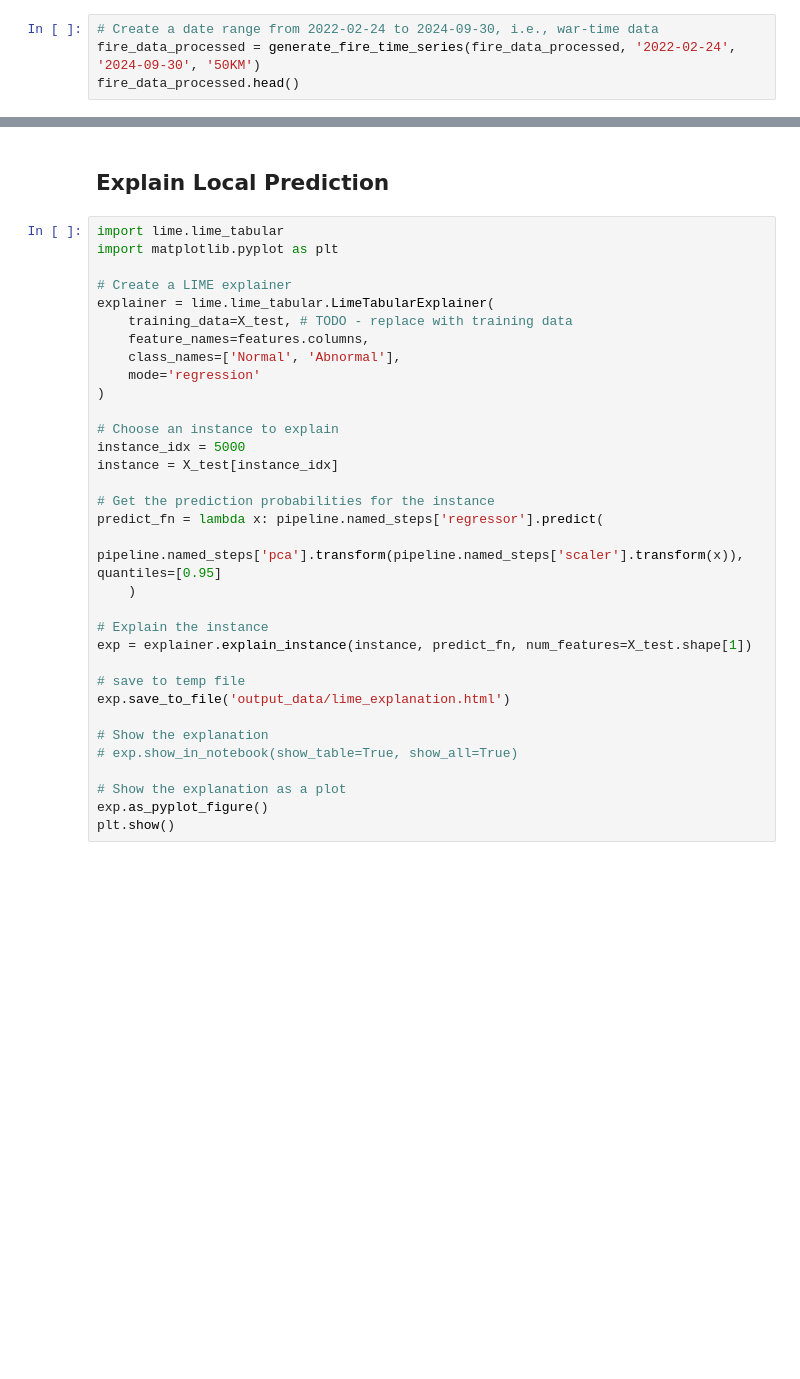
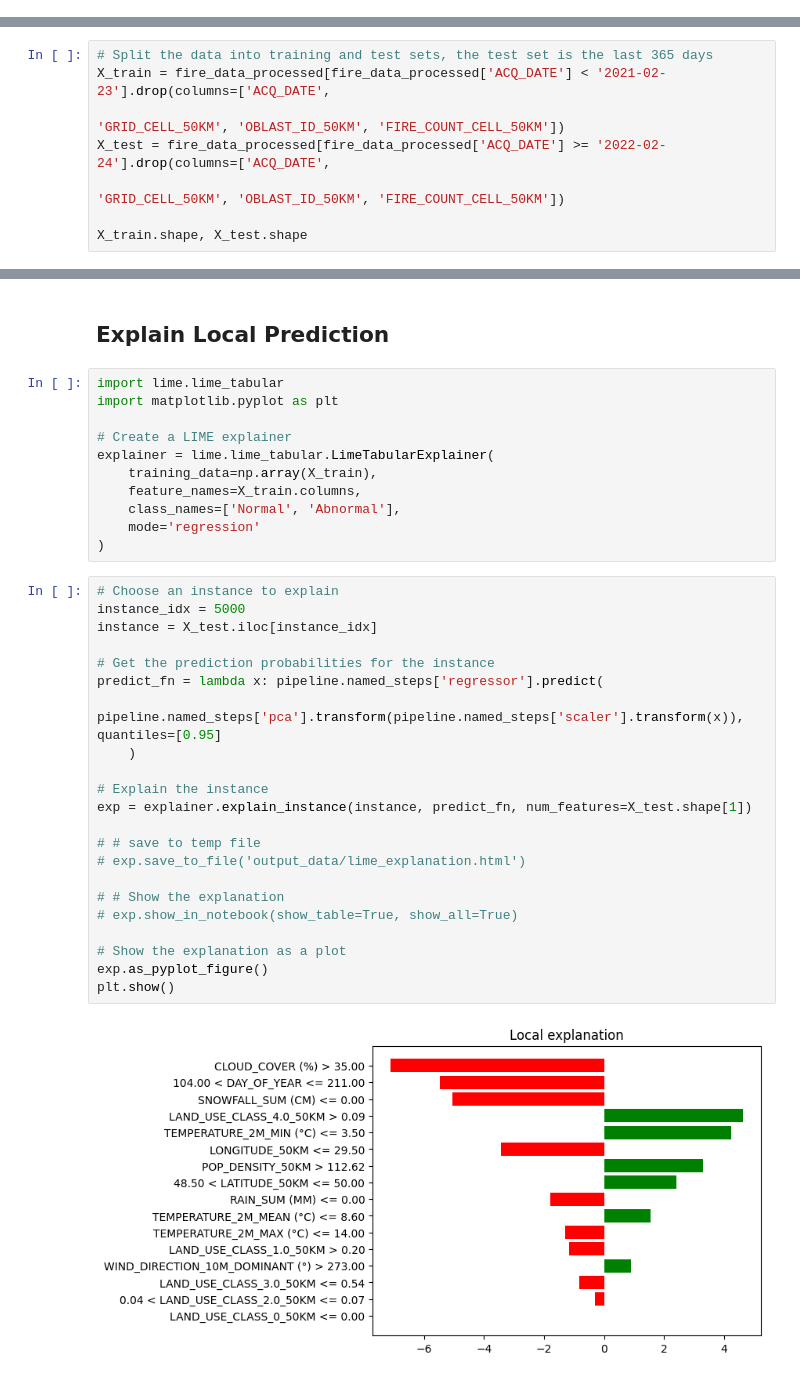
Before and after one commit to GianMan89/war-fire-model, a Jupyter notebook: 6_explainable_ai.ipynb, the cells around one changed output, grey strips where cells are left out. Cells and saved outputs as stored; diff of their text form; blank space fills up the shorter version.

Commit message:
Udpate: used X_train in LIME explainer

```diff
--- a/6_explainable_ai.ipynb
+++ b/6_explainable_ai.ipynb
@@ -75,7 +67,3 @@ def generate_fire_time_series(data, start_date, end_date, resolution='50KM'):
-# %%
-# Create a date range from 2022-02-24 to 2024-09-30, i.e., war-time data
-fire_data_processed = generate_fire_time_series(fire_data_processed, '2022-02-24', '2024-09-30', '50KM')
-fire_data_processed.head()
 # %%
 def merge_dynamic_data(data, dynamic_data):
     # Merge the fire data with the dynamic data
@@ -103,0 +87,8 @@ y_test = target.values
+# %%
+# Split the data into training and test sets, the test set is the last 365 days
+X_train = fire_data_processed[fire_data_processed['ACQ_DATE'] < '2021-02-23'].drop(columns=['ACQ_DATE',
+                                                                                            'GRID_CELL_50KM', 'OBLAST_ID_50KM', 'FIRE_COUNT_CELL_50KM'])
+X_test = fire_data_processed[fire_data_processed['ACQ_DATE'] >= '2022-02-24'].drop(columns=['ACQ_DATE',
+                                                                                            'GRID_CELL_50KM', 'OBLAST_ID_50KM', 'FIRE_COUNT_CELL_50KM'])
+
+X_train.shape, X_test.shape
@@ -206,35 +207,37 @@ print(pipeline)
 # %% [markdown]
 ## Explain Local Prediction
+# %%
+import lime.lime_tabular
+import matplotlib.pyplot as plt
+
+# Create a LIME explainer
+explainer = lime.lime_tabular.LimeTabularExplainer(
+    training_data=np.array(X_train),
+    feature_names=X_train.columns,
+    class_names=['Normal', 'Abnormal'],
+    mode='regression'
+)
 # %%
-import lime.lime_tabular
-import matplotlib.pyplot as plt
-
-# Create a LIME explainer
-explainer = lime.lime_tabular.LimeTabularExplainer(
-    training_data=X_test, # TODO - replace with training data
-    feature_names=features.columns,
-    class_names=['Normal', 'Abnormal'],
-    mode='regression'
-)
-
 # Choose an instance to explain
 instance_idx = 5000
-instance = X_test[instance_idx]
+instance = X_test.iloc[instance_idx]
 
 # Get the prediction probabilities for the instance
 predict_fn = lambda x: pipeline.named_steps['regressor'].predict(
     pipeline.named_steps['pca'].transform(pipeline.named_steps['scaler'].transform(x)), quantiles=[0.95]
     )
 
 # Explain the instance
 exp = explainer.explain_instance(instance, predict_fn, num_features=X_test.shape[1])
 
-# save to temp file
-exp.save_to_file('output_data/lime_explanation.html')
+# # save to temp file
+# exp.save_to_file('output_data/lime_explanation.html')
 
-# Show the explanation
+# # Show the explanation
 # exp.show_in_notebook(show_table=True, show_all=True)
 
 # Show the explanation as a plot
 exp.as_pyplot_figure()
 plt.show()
+# %% [output]
+[figure, added]
```
Also changed, not shown: parts of 15 cells of this notebook.
